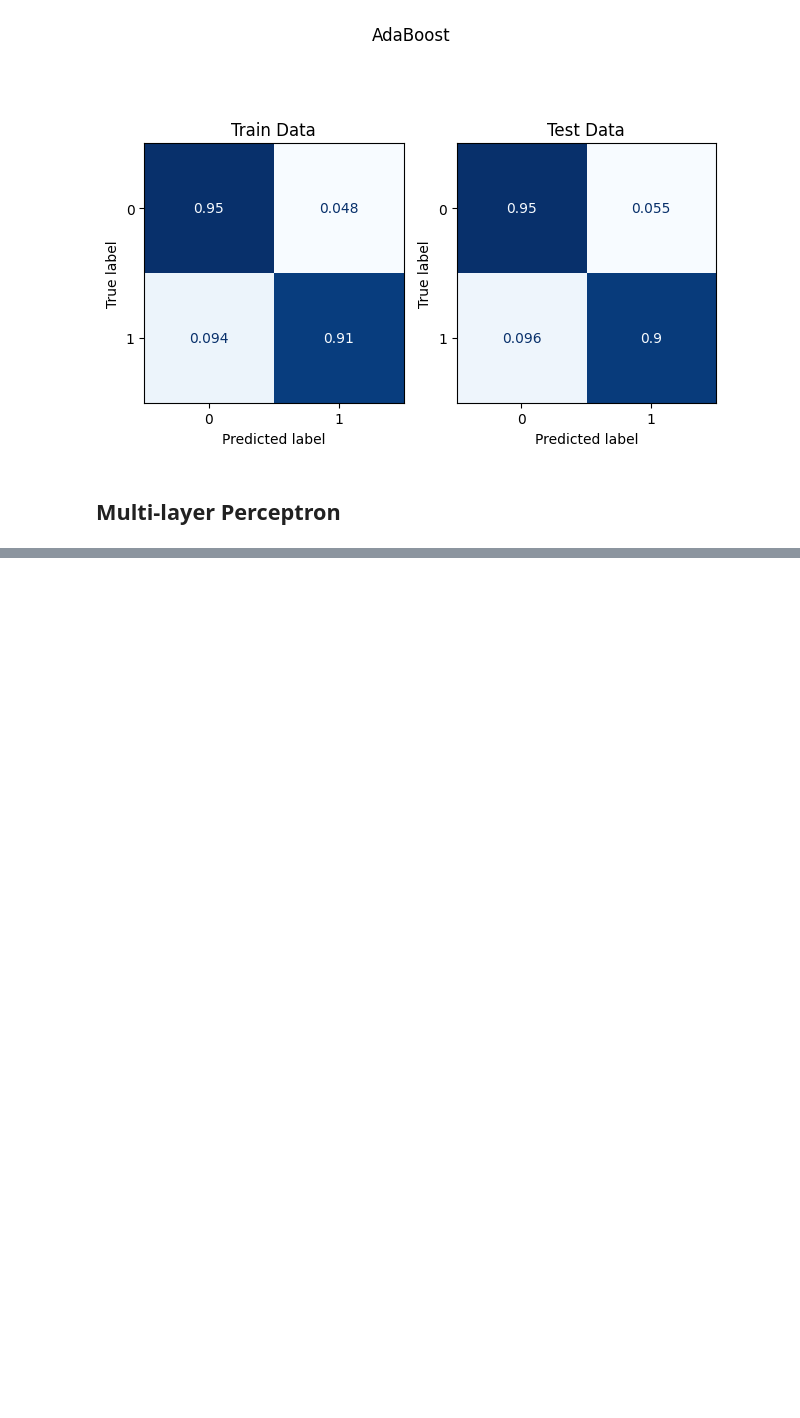
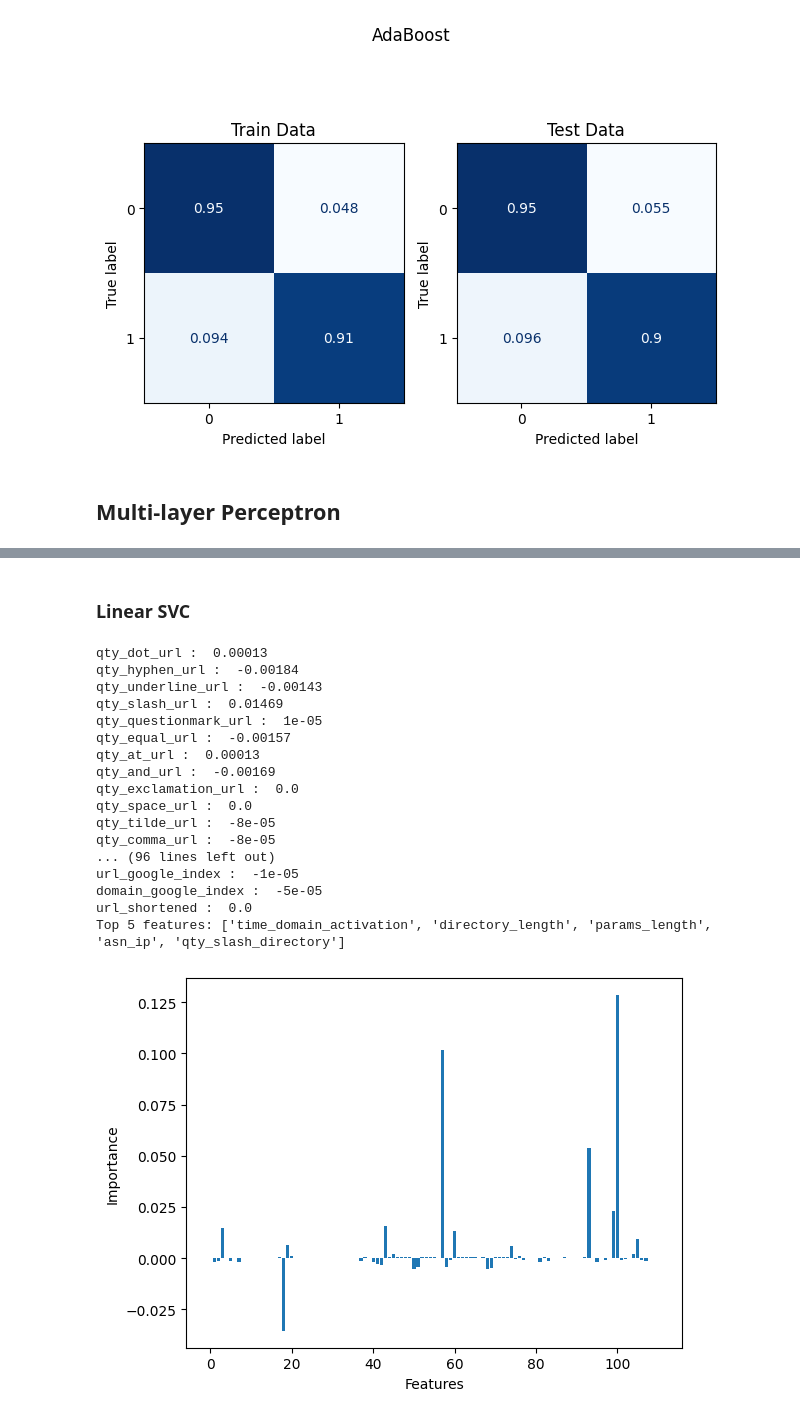
Before and after one commit to yucenli/phish, a Jupyter notebook: tabular.ipynb, the cells around one changed output, grey strips where cells are left out. Cells and saved outputs as stored; diff of their text form; code cells hidden in the pictures; blank space fills up the shorter version.

```diff
--- a/tabular.ipynb
+++ b/tabular.ipynb
@@ -239,0 +304,23 @@ MLP Test Accuracy 0.908
+# %% [markdown]
+### Linear SVC
+# %%
+svm_features = features(linear_svm)
+# %% [output]
+qty_dot_url :  0.00013
+qty_hyphen_url :  -0.00184
+qty_underline_url :  -0.00143
+qty_slash_url :  0.01469
+qty_questionmark_url :  1e-05
+qty_equal_url :  -0.00157
+qty_at_url :  0.00013
+qty_and_url :  -0.00169
+qty_exclamation_url :  0.0
+qty_space_url :  0.0
+qty_tilde_url :  -8e-05
+qty_comma_url :  -8e-05
+... (96 lines left out)
+url_google_index :  -1e-05
+domain_google_index :  -5e-05
+url_shortened :  0.0
+Top 5 features: ['time_domain_activation', 'directory_length', 'params_length', 'asn_ip', 'qty_slash_directory']
+[figure, added]
```
Also changed, not shown: parts of 57 cells of this notebook.
